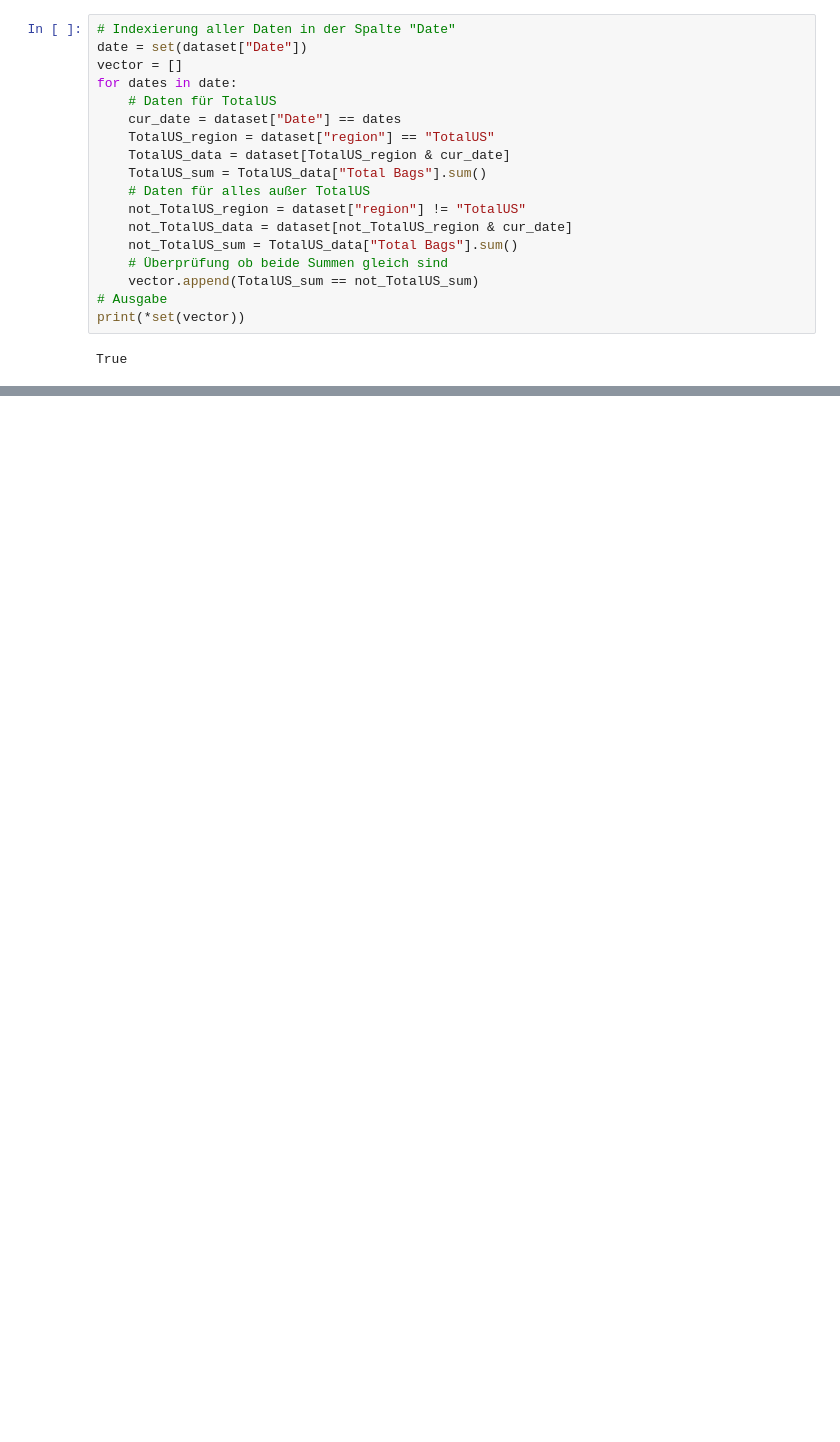
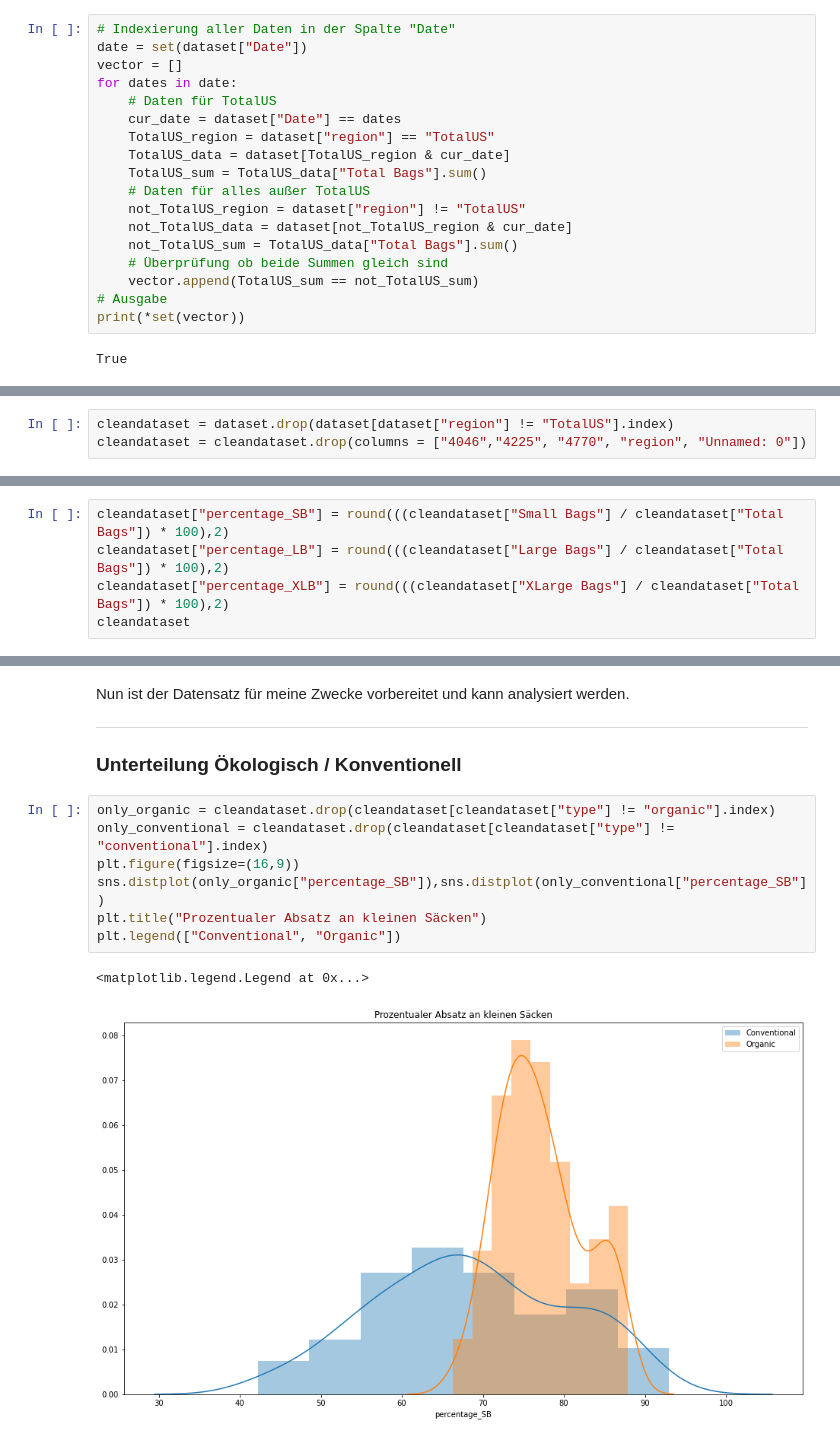
Before and after one commit to Git-Romer/statistische-analyse-eines-offenen-datensets, a Jupyter notebook: jn_gromer_uebung_loesung.ipynb, the cells around one changed output, grey strips where cells are left out. Cells and saved outputs as stored; diff of their text form; blank space fills up the shorter version.

```diff
--- a/jn_gromer_uebung_loesung.ipynb
+++ b/jn_gromer_uebung_loesung.ipynb
@@ -130,0 +145,3 @@ Nun kann man davon ausgehen, dass keine Daten mehr die Analyse verfälschen kön
+# %%
+cleandataset = dataset.drop(dataset[dataset["region"] != "TotalUS"].index)
+cleandataset = cleandataset.drop(columns = ["4046","4225", "4770", "region", "Unnamed: 0"])
@@ -130,0 +158,5 @@ Nun kann man davon ausgehen, dass keine Daten mehr die Analyse verfälschen kön
+# %%
+cleandataset["percentage_SB"] = round(((cleandataset["Small Bags"] / cleandataset["Total Bags"]) * 100),2)
+cleandataset["percentage_LB"] = round(((cleandataset["Large Bags"] / cleandataset["Total Bags"]) * 100),2)
+cleandataset["percentage_XLB"] = round(((cleandataset["XLarge Bags"] / cleandataset["Total Bags"]) * 100),2)
+cleandataset
@@ -130,0 +177,16 @@ Nun kann man davon ausgehen, dass keine Daten mehr die Analyse verfälschen kön
+# %% [markdown]
+Nun ist der Datensatz für meine Zwecke vorbereitet und kann analysiert werden.
+
+___
+
+### Unterteilung Ökologisch / Konventionell
+# %%
+only_organic = cleandataset.drop(cleandataset[cleandataset["type"] != "organic"].index)
+only_conventional = cleandataset.drop(cleandataset[cleandataset["type"] != "conventional"].index)
+plt.figure(figsize=(16,9))
+sns.distplot(only_organic["percentage_SB"]),sns.distplot(only_conventional["percentage_SB"])
+plt.title("Prozentualer Absatz an kleinen Säcken")
+plt.legend(["Conventional", "Organic"])
+# %% [output]
+<matplotlib.legend.Legend at 0x...>
+[figure, added]
```
Also changed, not shown: parts of 13 cells of this notebook.
